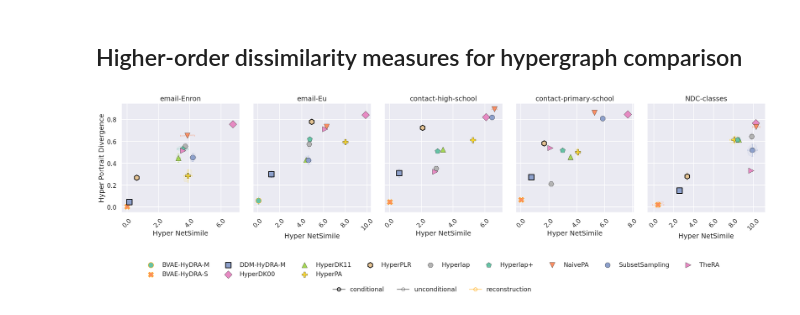
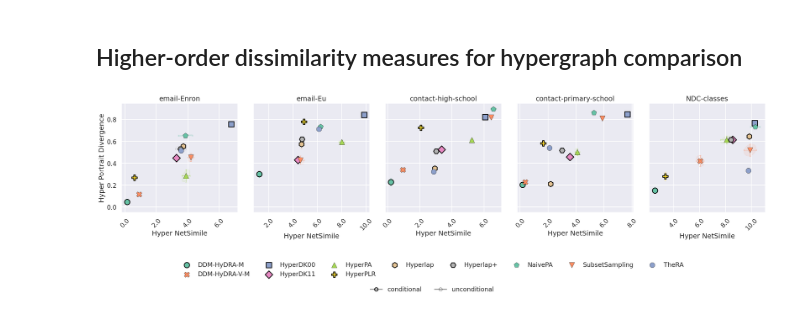
Before and after one commit to hypernetwork-research-group/Janus, a Jupyter notebook: examples/notebooks/tables_and_plots.ipynb, the cells around one changed output. Saved outputs shown, nothing was run; the diff lists cells and outputs as text; code cells hidden in the pictures.

```diff
--- a/examples/notebooks/tables_and_plots.ipynb
+++ b/examples/notebooks/tables_and_plots.ipynb
@@ -303,0 +858,37 @@ df_final = build_ranked_df(df, [
+# %%
+score_df = compute_reverse_rank_scores(
+    df=df,
+    metrics_kind=metrics_kind,
+    agg="mean",   # change to "sum" if you want total reverse-rank per group
+)
+
+score_df = score_df[score_df['kind'] != 'reconstruction']
+score_df['dataset_name'] = score_df['dataset_name'].astype(str).str.split("/").str[-1]
+
+model_color_map = build_model_color_map(score_df, cmap_name="Pastel2")
+
+import seaborn as sns
+sns.set_theme(
+    # context="poster",
+    context="talk",
+    style="darkgrid",
+)
+
+figures = plot_reverse_rank_grid_per_kind(
+    score_df=score_df,
+    metrics_kind=metrics_kind,
+    out_dir=f"{root_dir}figures",
+    agg="mean",
+    model_color_map=model_color_map,
+    add_legend=True,
+    rotate_xticks=90,
+    figsize_per_panel=(4.0, 2.5),
+    show_values=False,
+    show_xticks=False,
+    highlight_models=["DDM-HyDRA-M", "DDM-HyDRA-V-M"],
+    highlight_hatch="xx",
+    bar_width=0.45,
+    panel_spacing=0.5
+)
+
+plt.show()
@@ -328,6 +922,7 @@ def _scalarize(x, *, lower=False):
 # Normalize ONCE (prevents "ModelA" vs "M" bugs)
 df_dissimilarity["name"] = df_dissimilarity["name"].apply(_scalarize)
 df_dissimilarity["kind"] = df_dissimilarity["kind"].apply(lambda v: _scalarize(v, lower=True))
+df_dissimilarity = df_dissimilarity[df_dissimilarity['kind'] != 'reconstruction']
 
 def covariance_ellipse(
     ax, x, y, *, n_std=1.0, edgecolor="k", facecolor="none",
@@ -376,7 +971,7 @@ def _kind_proxy_handle(edgecolor, linewidth, linestyle):
 KIND_EDGE_CONFIGS = [
     {"kinds": ["conditional"], "label": "conditional", "edgecolor": "black", "linewidth": 2.0, "linestyle": "solid"},
     {"kinds": ["unconditional"], "label": "unconditional", "edgecolor": "black", "linewidth": 0.5, "linestyle": "solid"},
-    {"kinds": ["reconstruction"], "label": "reconstruction", "edgecolor": "orange", "linewidth": 1.0, "linestyle": "solid"},
+    # {"kinds": ["reconstruction"], "label": "reconstruction", "edgecolor": "orange", "linewidth": 1.0, "linestyle": "solid"},
 ]
 
 def kind_edge_style(kind):
@@ -511,31 +1106,31 @@ labels = [n for n in all_names if n in name_handles]
 
 fig.legend(
     handles,
     labels,
     loc="lower center",
     bbox_to_anchor=(0.5, -0.02),
     ncol=max(1, int(len(labels) / 1.3)),
     frameon=False,
 )
 
 kind_handles = []
 kind_labels = []
 for cfg in KIND_EDGE_CONFIGS:
     kind_handles.append(_kind_proxy_handle(cfg["edgecolor"], cfg["linewidth"], cfg["linestyle"]))
     kind_labels.append(cfg.get("label", ",".join(cfg.get("kinds", []))))
 
 fig.legend(
     kind_handles,
     kind_labels,
     loc="lower center",
     bbox_to_anchor=(0.5, -0.10),
     ncol=len(kind_labels),
     frameon=False,
 )
 
 fig.tight_layout()
 fig.subplots_adjust(bottom=0.35)
 makedirs(f"{root_dir}figures/", exist_ok=True)
 fig.savefig(f"{root_dir}figures/dissimilarity_scatter.pdf", format="pdf", bbox_inches="tight")
 # %% [output]
-[figure, old version]
+[figure, new version]
```
Also changed, not shown: parts of 6 cells of this notebook, 5 other files.
